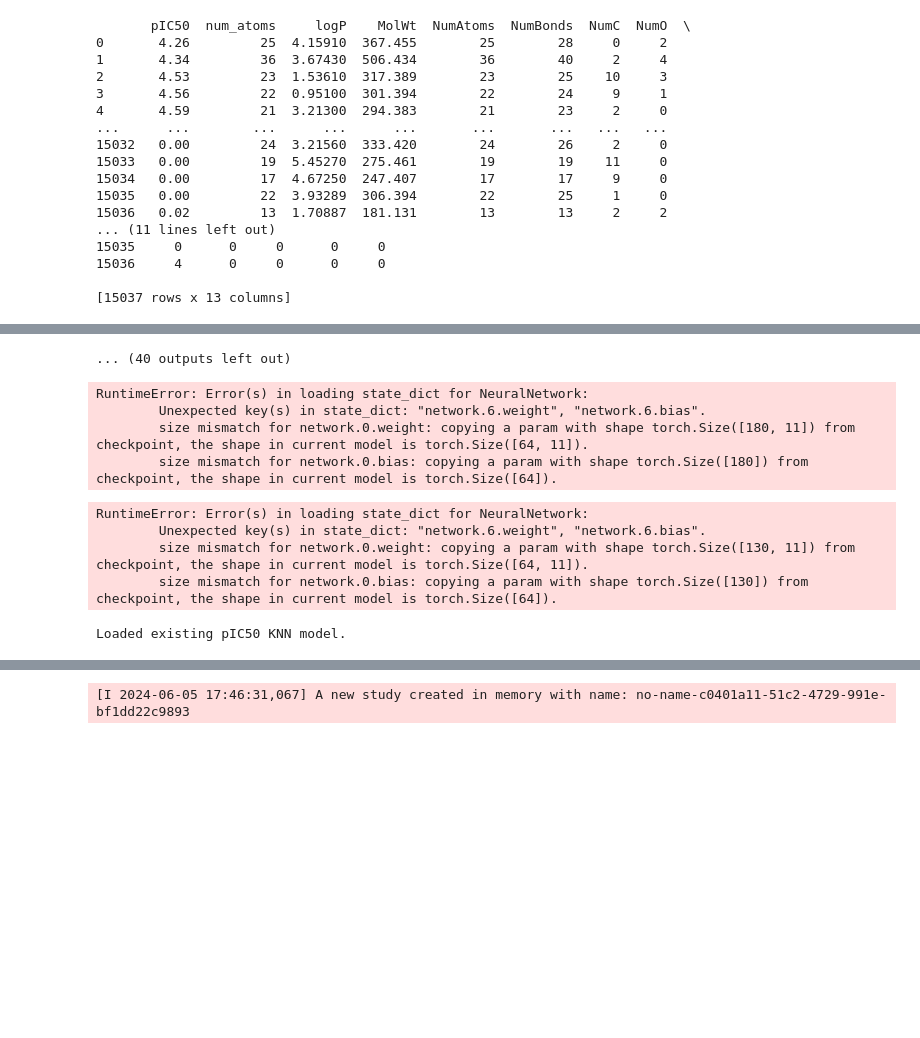
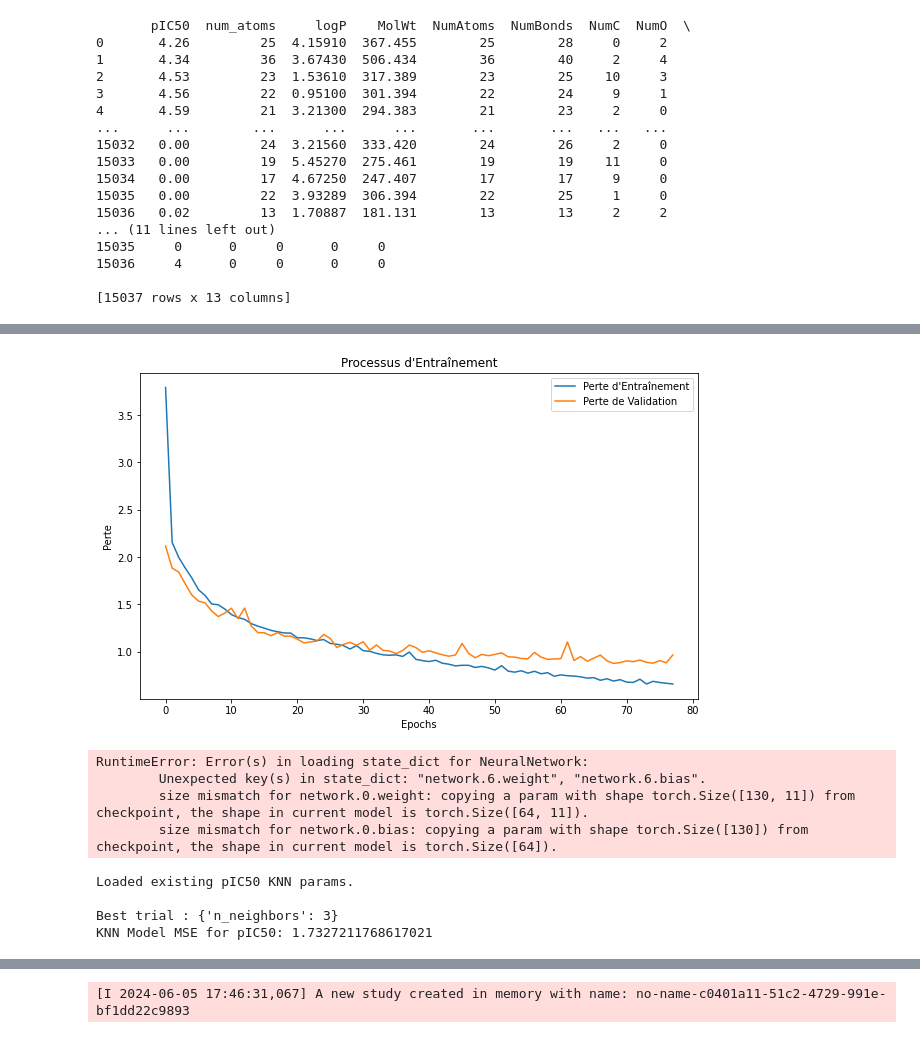
Before and after one commit to Nathan-Vanson/mpp, a Jupyter notebook: results.ipynb, the cells around one changed output, grey strips where cells are left out. Cells and saved outputs as stored; diff of their text form; code cells hidden in the pictures; blank space fills up the shorter version.

```diff
--- a/results.ipynb
+++ b/results.ipynb
@@ -79,18 +76,18 @@ plot_feature_correlations(data_with_features, 'logP', output_path="feature_corre
 # %%
 # Hyperparameter tuning for Neural Network (pIC50)
 if model_exists('params/nn_best_params_pic50.pkl'):
-    print("Loaded existing pIC50 params.")
+    print("Loaded existing pIC50 params.\n")
     loaded_best_params_pic50 = joblib.load('params/nn_best_params_pic50.pkl')
+    print(f"Best trial : {loaded_best_params_pic50}")
     nn_model_pic50 = NeuralNetworkModel(
         input_size=X_train.shape[1],
-        hidden_sizes=[best_params_pic50[f"hidden_size_{i}"] for i in range(loaded_best_params_pic50["hidden_layers"])],
-        lr=best_params_pic50["lr"],
-        epochs=best_params_pic50["epochs"],
-        batch_size=best_params_pic50["batch_size"],
-        patience=best_params_pic50["patience"]
+        hidden_sizes=[loaded_best_params_pic50[f"hidden_size_{i}"] for i in range(loaded_best_params_pic50["hidden_layers"])],
+        lr=loaded_best_params_pic50["lr"],
+        epochs=loaded_best_params_pic50["epochs"],
+        batch_size=loaded_best_params_pic50["batch_size"],
+        patience=loaded_best_params_pic50["patience"]
     )
     training_loss_pic50, validation_loss_pic50 = nn_model_pic50.train(X_train, y_train_pic50, X_test, y_test_pic50)
-    torch.save(nn_model_pic50.model.state_dict(), 'models/nn_model_pic50.pth')
     print(f"Neural Network Model MSE for pIC50: {nn_model_pic50.evaluate(X_test, y_test_pic50)}")
     plot_training_process(training_loss_pic50, validation_loss_pic50, output_path="training_process_pic50.png")
 else:
@@ -106,7 +103,6 @@ else:
         patience=best_params_pic50["patience"]
     )
     training_loss_pic50, validation_loss_pic50 = nn_model_pic50.train(X_train, y_train_pic50, X_test, y_test_pic50)
-    torch.save(nn_model_pic50.model.state_dict(), 'models/nn_model_pic50.pth')
     print(f"Neural Network Model MSE for pIC50: {nn_model_pic50.evaluate(X_test, y_test_pic50)}")
     plot_training_process(training_loss_pic50, validation_loss_pic50, output_path="training_process_pic50.png")
 # %% [output]
@@ -126,13 +113,3 @@ else:
-... (40 outputs left out)
+[figure, added]
-# %%
-if model_exists('models/nn_model_pic50.pth'):
-    nn_model_pic50 = NeuralNetworkModel(input_size=X_train.shape[1], hidden_sizes=[64, 32])  # Initialize with dummy sizes
-    nn_model_pic50.load_model('models/nn_model_pic50.pth')
-    print("Loaded existing pIC50 model.")
-# %% [output]
-RuntimeError: Error(s) in loading state_dict for NeuralNetwork:
-        Unexpected key(s) in state_dict: "network.6.weight", "network.6.bias".
-        size mismatch for network.0.weight: copying a param with shape torch.Size([180, 11]) from checkpoint, the shape in current model is torch.Size([64, 11]).
-        size mismatch for network.0.bias: copying a param with shape torch.Size([180]) from checkpoint, the shape in current model is torch.Size([64]).
 # %%
 # Hyperparameter tuning for Neural Network (logP)
@@ -162,17 +151,24 @@ RuntimeError: Error(s) in loading state_dict for NeuralNetwork:
         size mismatch for network.0.bias: copying a param with shape torch.Size([130]) from checkpoint, the shape in current model is torch.Size([64]).
 # %%
 # Hyperparameter tuning and model training for KNN (pIC50)
-if model_exists('models/knn_model_pic50.pkl'):
-    knn_model_pic50 = joblib.load('models/knn_model_pic50.pkl')
-    print("Loaded existing pIC50 KNN model.")
+if model_exists('params/knn_best_params_pic50.pkl'):
+    print("Loaded existing pIC50 KNN params.\n")
+    loaded_best_params_pic50_knn = joblib.load('params/knn_best_params_pic50.pkl')
+    print(f"Best trial : {loaded_best_params_pic50_knn}")
+    knn_model_pic50 = BaselineKNN(n_neighbors=loaded_best_params_pic50_knn["n_neighbors"])
+    knn_model_pic50.train(X_train, y_train_pic50)
+    print(f"KNN Model MSE for pIC50: {knn_model_pic50.evaluate(X_test, y_test_pic50)}")
 else:
     tuner_pic50_knn = HyperparameterTuning(X_train, y_train_pic50, "KNN")
     best_params_pic50_knn = tuner_pic50_knn.tune(n_trials=50)
+    joblib.dump(best_params_pic50_knn, 'params/knn_best_params_pic50.pkl')
     knn_model_pic50 = BaselineKNN(n_neighbors=best_params_pic50_knn["n_neighbors"])
     knn_model_pic50.train(X_train, y_train_pic50)
-    joblib.dump(knn_model_pic50, 'models/knn_model_pic50.pkl')
     print(f"KNN Model MSE for pIC50: {knn_model_pic50.evaluate(X_test, y_test_pic50)}")
 # %% [output]
-Loaded existing pIC50 KNN model.
+Loaded existing pIC50 KNN params.
+
+Best trial : {'n_neighbors': 3}
+KNN Model MSE for pIC50: 1.7327211768617021
 # %%
 # Hyperparameter tuning and model training for KNN (logP)
```
Also changed, not shown: parts of 10 cells of this notebook, 6 other files.
